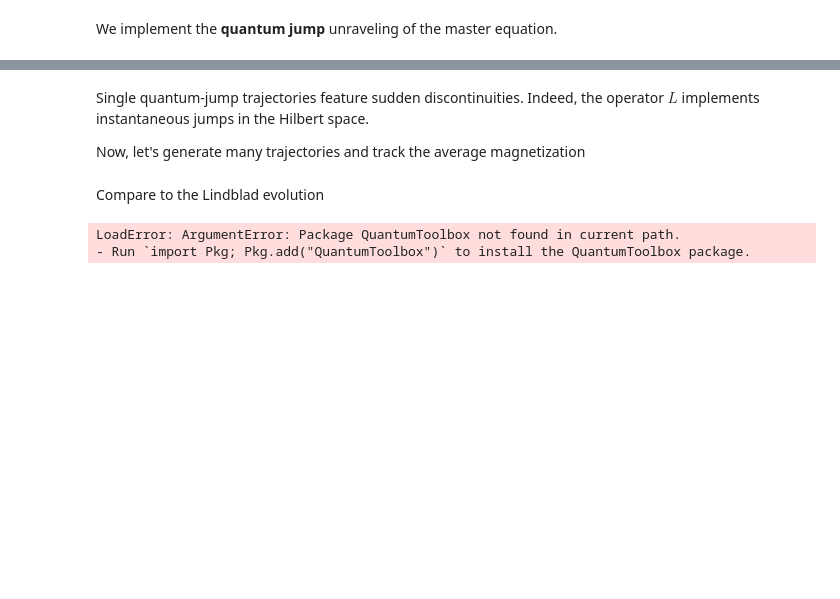
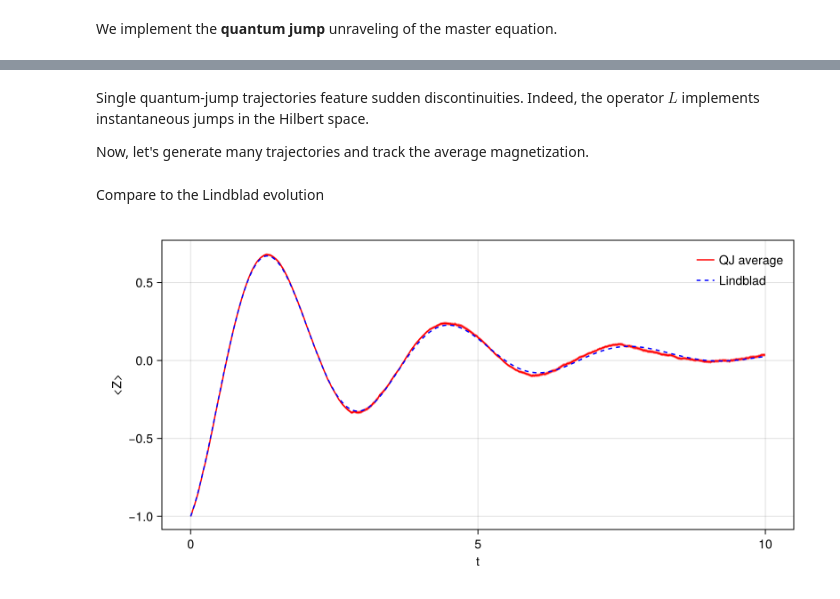
Before and after one commit to ltpn/tp4-exercises, a Jupyter notebook: julia/ex03_quantum_trajectories.ipynb, the cells around one changed output, grey strips where cells are left out. Drawn from its saved outputs; the diff is of its cells as text; code cells hidden in the pictures; blank space fills up the shorter version.

```diff
--- a/julia/ex03_quantum_trajectories.ipynb
+++ b/julia/ex03_quantum_trajectories.ipynb
@@ -106,12 +107,12 @@ fig
 # %% [markdown]
 Single quantum-jump trajectories feature sudden discontinuities. Indeed, the operator $L$ implements instantaneous jumps in the Hilbert space.
 
-Now, let's generate many trajectories and track the average magnetization
+Now, let's generate many trajectories and track the average magnetization.
 # %%
 sample = 5000
 
-Z_qj = zeros(Float64, ntsteps)
-Z2_qj = zeros(Float64, ntsteps)
+Z_qj = zeros(ntsteps)
+Z2_qj = zeros(ntsteps)
 
 for ss in 1:sample
     Z_traj = quantum_jump_evolution(Heff, L, dt, ntsteps, psi0)
@@ -123,25 +124,22 @@ sigma_Z_qj = sqrt.(Z2_qj .- Z_qj.^2 .+ 1e-10) ./ sqrt(sample);
 # %% [markdown]
 Compare to the Lindblad evolution
 # %%
-using QuantumToolbox
-
-result = mesolve(H, basis(2,1), t, [sqrt(gamma)*L]; e_ops=[sigmaz()])
+result = mesolve(omega*sigmax(), basis(2,1), t, [sqrt(gamma)*sigmap()]; e_ops=[sigmaz()])
 Z_lind = real.(result.expect[1, :])
 
 fig = Figure(size = (800, 400))
 ax = Axis(fig[1, 1],
     xlabel = "t",
     ylabel = "<Z>",
     xgridvisible = true,
     ygridvisible = true
 )
 
 band!(ax, t, Z_qj .- sigma_Z_qj, Z_qj .+ sigma_Z_qj, color = (:red, 0.5))
 lines!(ax, t, Z_qj, color = :red, label = "QJ average")
 lines!(ax, t, Z_lind, color = :blue, linestyle = :dash, label = "Lindblad")
 axislegend(ax, framevisible = false)
 
 fig
 # %% [output]
-LoadError: ArgumentError: Package QuantumToolbox not found in current path.
-- Run `import Pkg; Pkg.add("QuantumToolbox")` to install the QuantumToolbox package.
+[figure, added]
```
Also changed, not shown: parts of 14 cells of this notebook.
